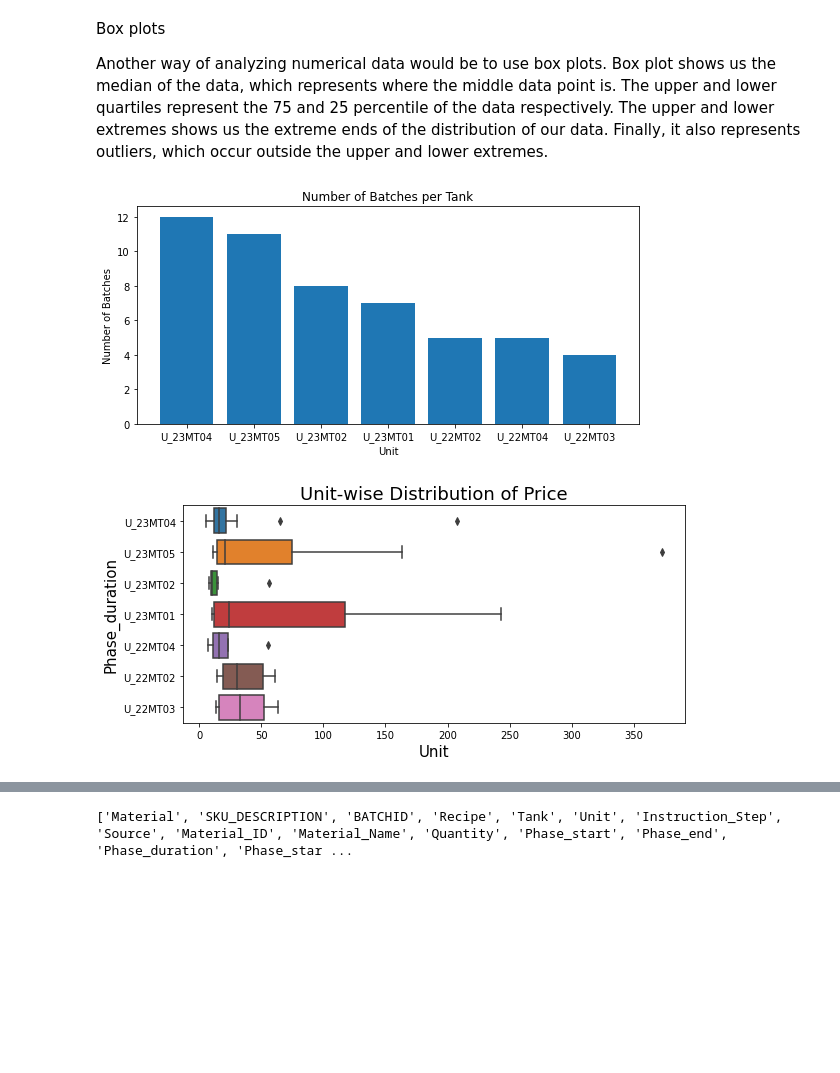
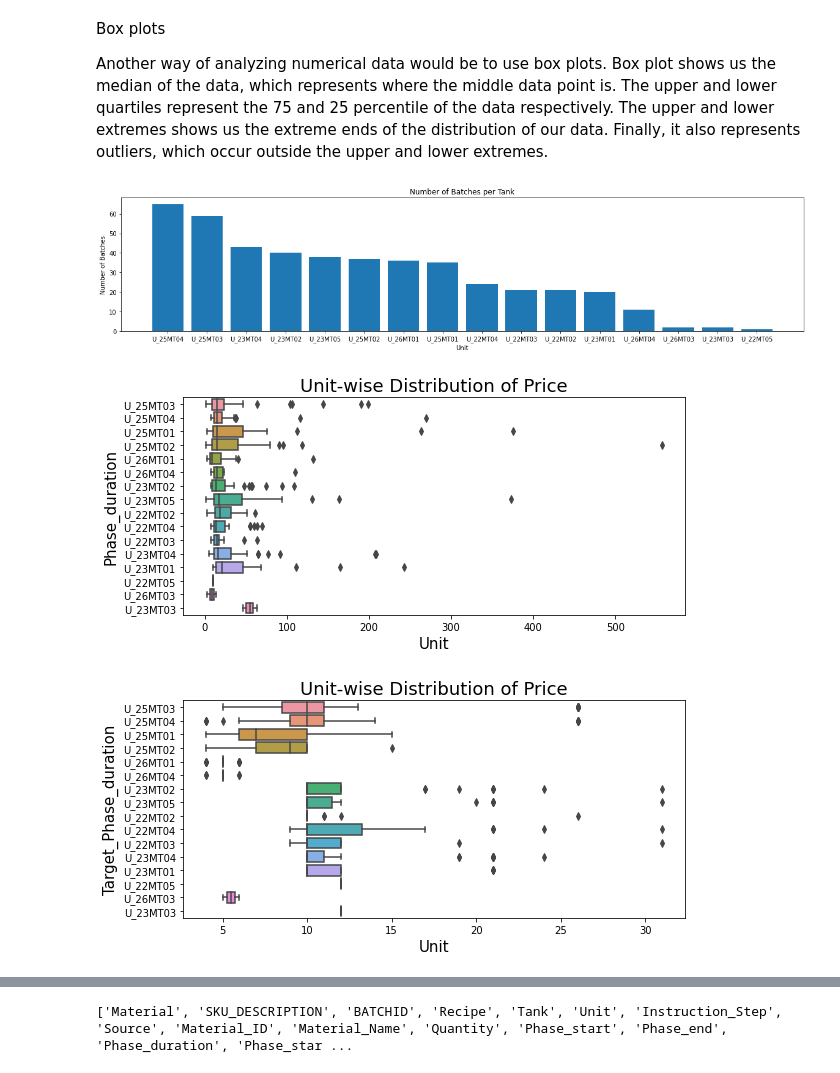
Before and after one commit to MichelleMoran431/Capstone---CCT, a Jupyter notebook: EDA TANK details.ipynb, the cells around one changed output, grey strips where cells are left out. Drawn from its saved outputs; the diff is of its cells as text; code cells hidden in the pictures; blank space fills up the shorter version.

Commit message:
saving notebook to github
Looking at different tanks and there variables - examining linear regression as an option

```diff
--- a/EDA TANK details.ipynb
+++ b/EDA TANK details.ipynb
@@ -82,0 +85,5 @@ print(df_filtered)
+# %%
+#Select all the rows where the material is in the list below
+Instruction_Step = ['STEP2_CONS']
+df_filtered = uploaded[uploaded['Instruction_Step'].isin(Instruction_Step)]
+print(df_filtered)
@@ -82,0 +111,26 @@ print(df_filtered)
+# %%
+# Define a dictionary of replacements
+replacements = {
+    'U_25MT02': '2502',
+    'U_25MT03': '2503',
+    'U_25MT04': '2504',
+    'U_26MT01' : '2601',
+    'U_23MT02' : '2302',
+    'U_23MT04' : '2304',
+    'U_25MT01' : '2501',
+    'U_23MT05' : '2305',
+    'U_25MT02' : '2502',
+    'U_22MT04' : '2204',
+    'U_22MT03' : '2203',
+    'U_22MT02' : '2202',
+    'U_26MT04' : '2604',
+    'U_26MT03' : '2603',
+    'U_23MT03' : '2303',
+    'U_22MT05' : '2205'
+}
+
+# Replace values in the 'TankName' column
+df_filtered['Unit'].replace(replacements, inplace=True)
+
+# Print the modified DataFrame
+print(df_filtered)
@@ -142,23 +242,32 @@ Box plots
 Another way of analyzing numerical data would be to use box plots. Box plot shows us the median of the data, which represents where the middle data point is. The upper and lower quartiles represent the 75 and 25 percentile of the data respectively. The upper and lower extremes shows us the extreme ends of the distribution of our data. Finally, it also represents outliers, which occur outside the upper and lower extremes.
 # %%
 # Count the number of batches per tank
-batch_counts = df_filtered1['Unit'].value_counts()
+batch_counts = df_filtered['Unit'].value_counts()
 
 # Plot the bar chart
-plt.figure(figsize = (9,4))
+plt.figure(figsize = (20,4))
 plt.bar(batch_counts.index, batch_counts.values)
 plt.xlabel('Unit')
 plt.ylabel('Number of Batches')
 plt.title('Number of Batches per Tank')
 plt.show()
 # %% [output]
-[figure, old version]
+[figure, new version]
 # %%
 plt.figure(figsize = (9,4))
-sns.boxplot(data =df_filtered1,x = 'Phase_duration',y ="Unit")
+sns.boxplot(data =df_filtered,x = 'Phase_duration',y ="Unit")
 plt.title("Unit-wise Distribution of Price", fontsize = 18)
 plt.ylabel("Phase_duration", fontsize = 15)
 plt.xlabel("Unit",fontsize = 15)
 plt.show()
 # %% [output]
-[figure, old version]
+[figure, new version]
+# %%
+plt.figure(figsize = (9,4))
+sns.boxplot(data =df_filtered,x = 'Target_Phase_duration',y ="Unit")
+plt.title("Unit-wise Distribution of Price", fontsize = 18)
+plt.ylabel("Target_Phase_duration", fontsize = 15)
+plt.xlabel("Unit",fontsize = 15)
+plt.show()
+# %% [output]
+[figure, added]
```
Also changed, not shown: parts of 44 cells of this notebook.
